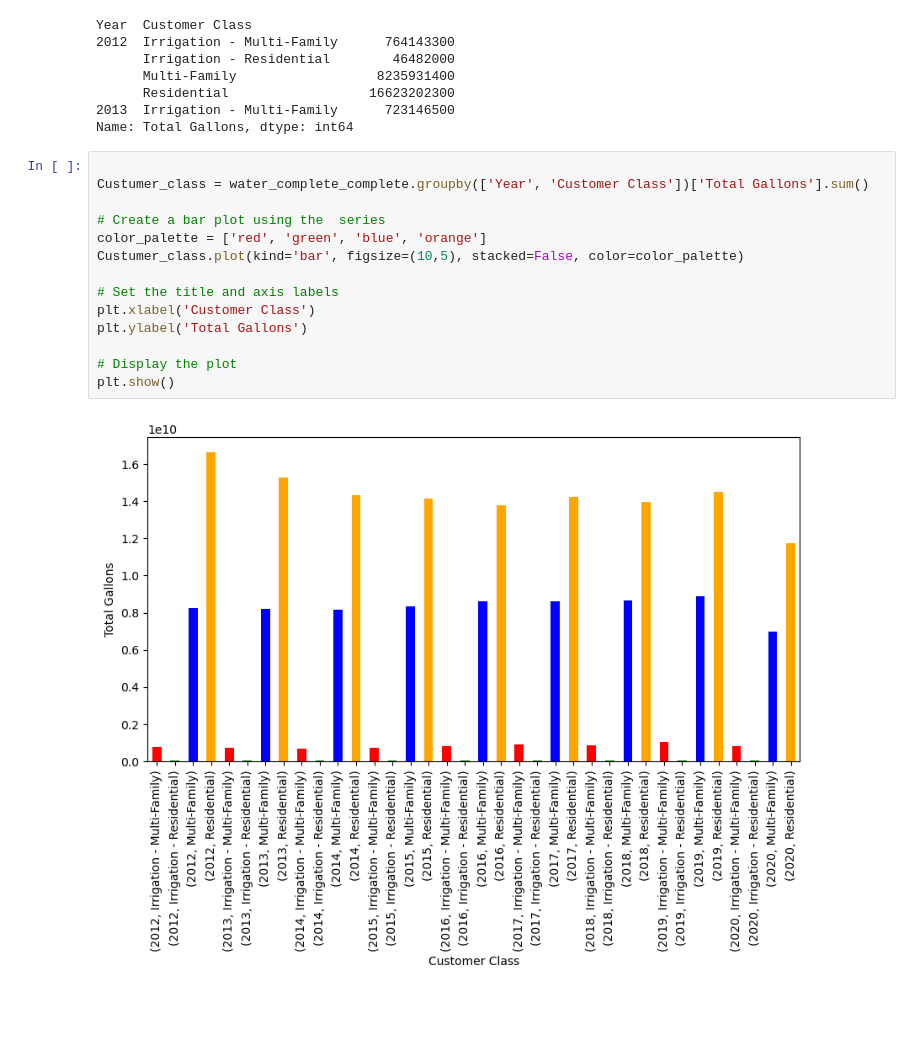
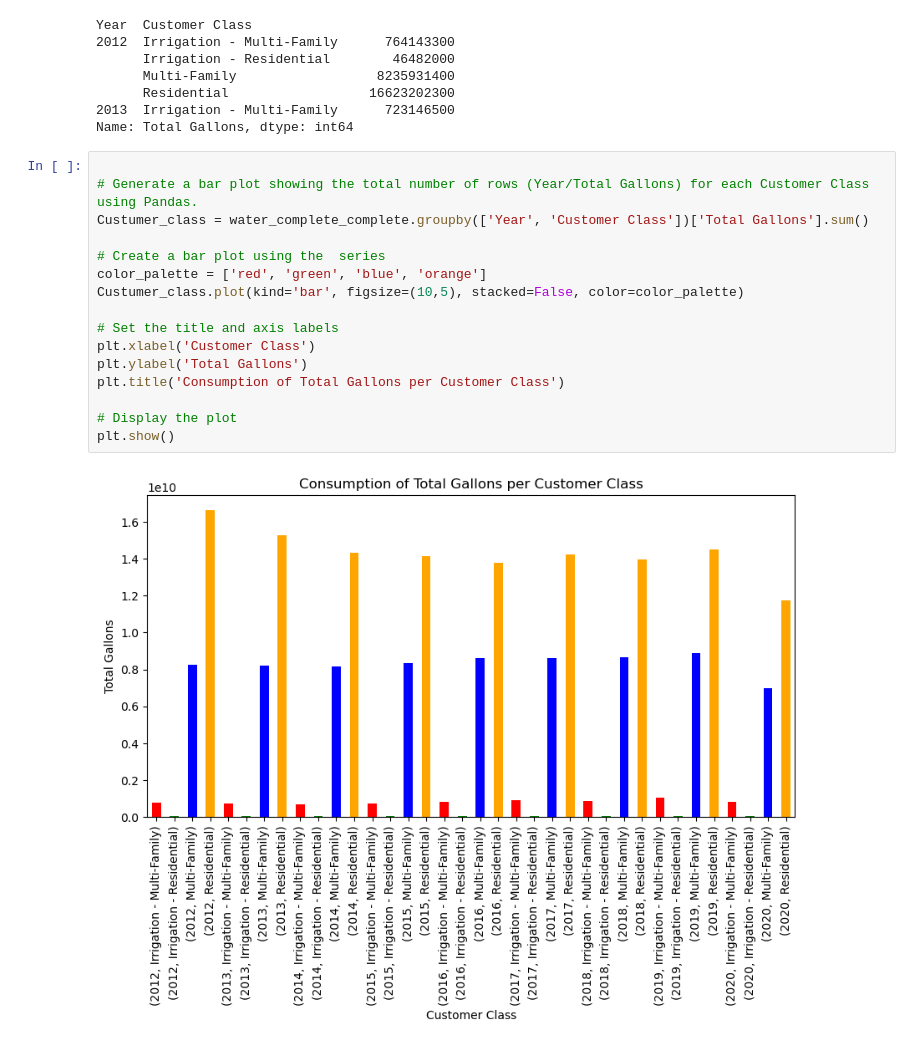
Before and after one commit to Victarrion/Nino_Nina_AustinTX, a Jupyter notebook: Water_Part.ipynb, the cells around one changed output. Drawn from its saved outputs; the diff is of its cells as text; blank space fills up the shorter version.

```diff
--- a/Water_Part.ipynb
+++ b/Water_Part.ipynb
@@ -155,17 +172,19 @@ Year  Customer Class
 Name: Total Gallons, dtype: int64
 # %%
 
+# Generate a bar plot showing the total number of rows (Year/Total Gallons) for each Customer Class using Pandas.
 Custumer_class = water_complete_complete.groupby(['Year', 'Customer Class'])['Total Gallons'].sum()
 
 # Create a bar plot using the  series
 color_palette = ['red', 'green', 'blue', 'orange']
 Custumer_class.plot(kind='bar', figsize=(10,5), stacked=False, color=color_palette)
 
 # Set the title and axis labels
 plt.xlabel('Customer Class')
 plt.ylabel('Total Gallons')
+plt.title('Consumption of Total Gallons per Customer Class')
 
 # Display the plot
 plt.show()
 # %% [output]
-[figure, old version]
+[figure, new version]
```
Also changed, not shown: parts of 7 cells of this notebook, 1 other file.
